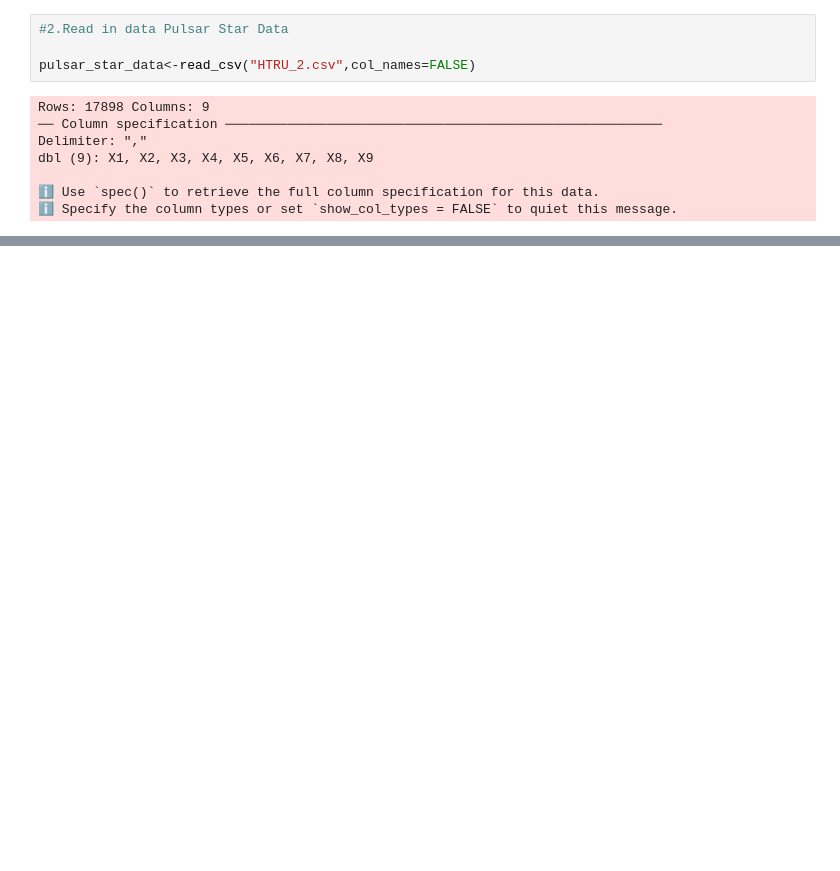
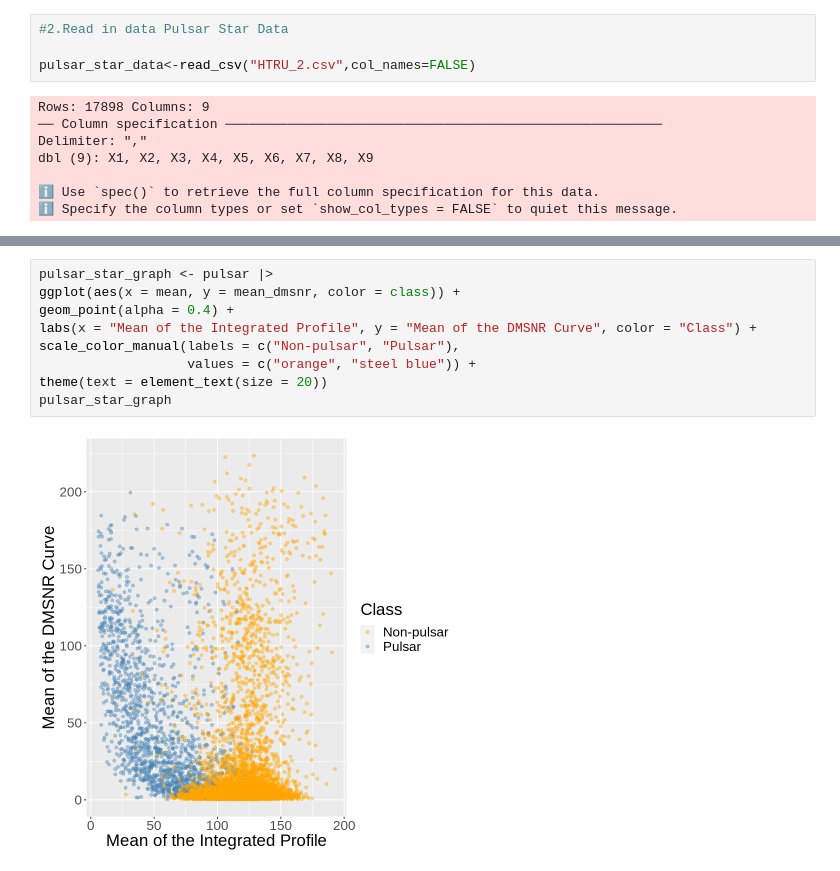
Before and after one commit to madisongill/dsci-100-2023s-group-39-section-002, a Jupyter notebook: project_proposal.ipynb, the cells around one changed output, grey strips where cells are left out. Drawn from its saved outputs; the diff is of its cells as text; blank space fills up the shorter version.

Commit message:
Graph! yay

```diff
--- a/project_proposal.ipynb
+++ b/project_proposal.ipynb
@@ -63,3 +74,14 @@ A tibble: 17898 × 9
 | 119.33594 | 59.93594 | 0.159363100 | -0.74302540 | 21.4306020 | 58.872000 | 2.4995171 | 4.595173 | 0 |
 | 114.50781 | 53.90240 | 0.201161383 | -0.02478884 | 1.9464883 | 13.381731 | 10.0079673 | 134.238910 | 0 |
 | 57.06250 | 85.79734 | 1.406391047 | 0.08951971 | 188.3060201 | 64.712562 | -1.5975266 | 1.429475 | 0 |
+# %%
+pulsar_star_graph <- pulsar |>
+ggplot(aes(x = mean, y = mean_dmsnr, color = class)) +
+geom_point(alpha = 0.4) +
+labs(x = "Mean of the Integrated Profile", y = "Mean of the DMSNR Curve", color = "Class") +
+scale_color_manual(labels = c("Non-pulsar", "Pulsar"),
+                   values = c("orange", "steel blue")) +
+theme(text = element_text(size = 20))
+pulsar_star_graph
+# %% [output]
+[figure, added]
```
Also changed, not shown: parts of 1 cell of this notebook.
